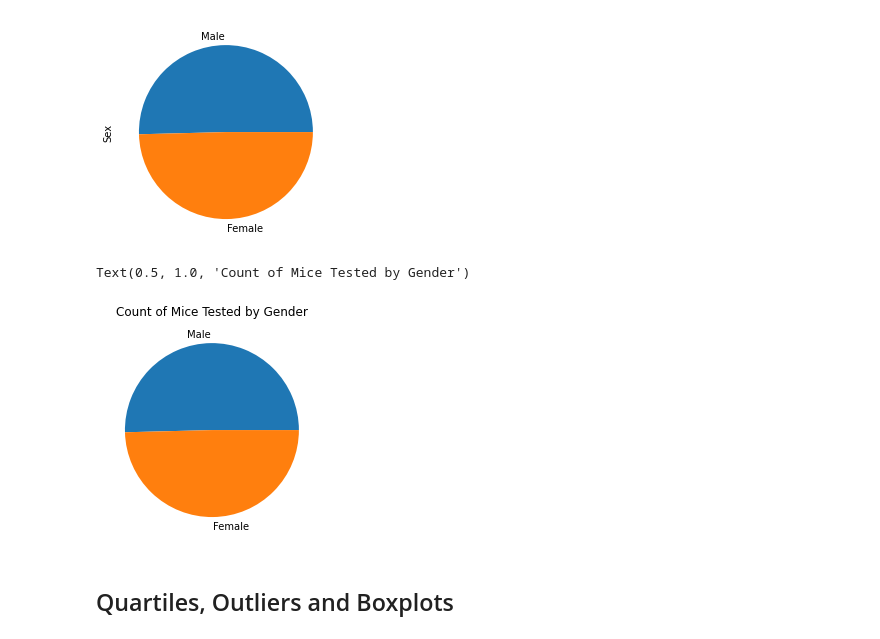
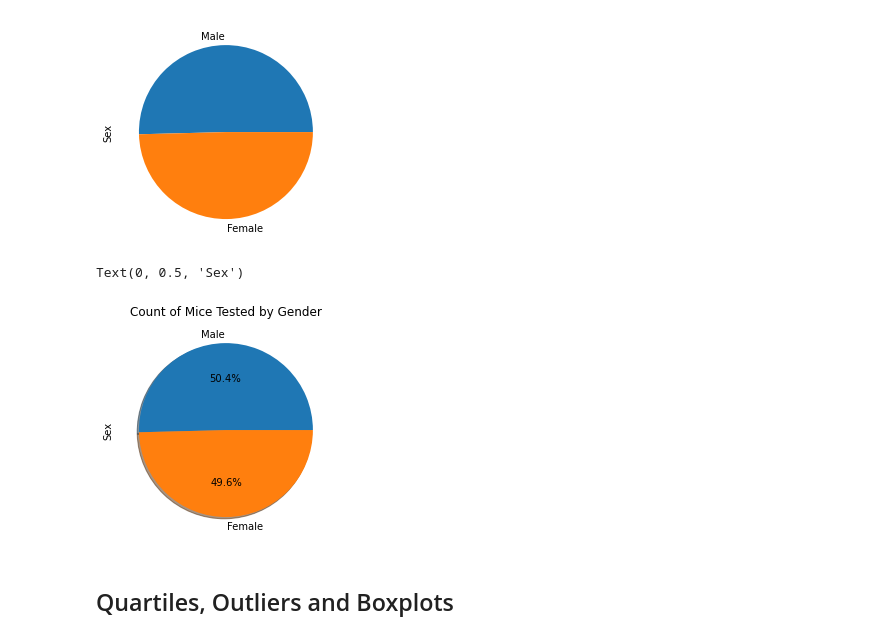
Before and after one commit to Leonardo-Urrutia/matplotlib-challenge, a Jupyter notebook: pymaceuticals.ipynb, the cells around one changed output. Drawn from its saved outputs; the diff is of its cells as text; code cells hidden in the pictures.

Commit message:
Touched up pie chart

```diff
--- a/pymaceuticals.ipynb
+++ b/pymaceuticals.ipynb
@@ -160,11 +160,12 @@ mouseGender.plot(kind="pie")
 [figure]
 # %%
 # Generate a pie plot showing the distribution of female versus male mice using pyplot
-plt.pie(mouseGender, labels= ["Male", "Female"])
+plt.pie(mouseGender, labels= ["Male", "Female"], shadow = True, autopct="%1.1f%%")
 plt.title("Count of Mice Tested by Gender")
+plt.ylabel("Sex")
 # %% [output]
-Text(0.5, 1.0, 'Count of Mice Tested by Gender')
+Text(0, 0.5, 'Sex')
-[figure, old version]
+[figure, new version]
 # %% [markdown]
 ## Quartiles, Outliers and Boxplots
 # %%
```
